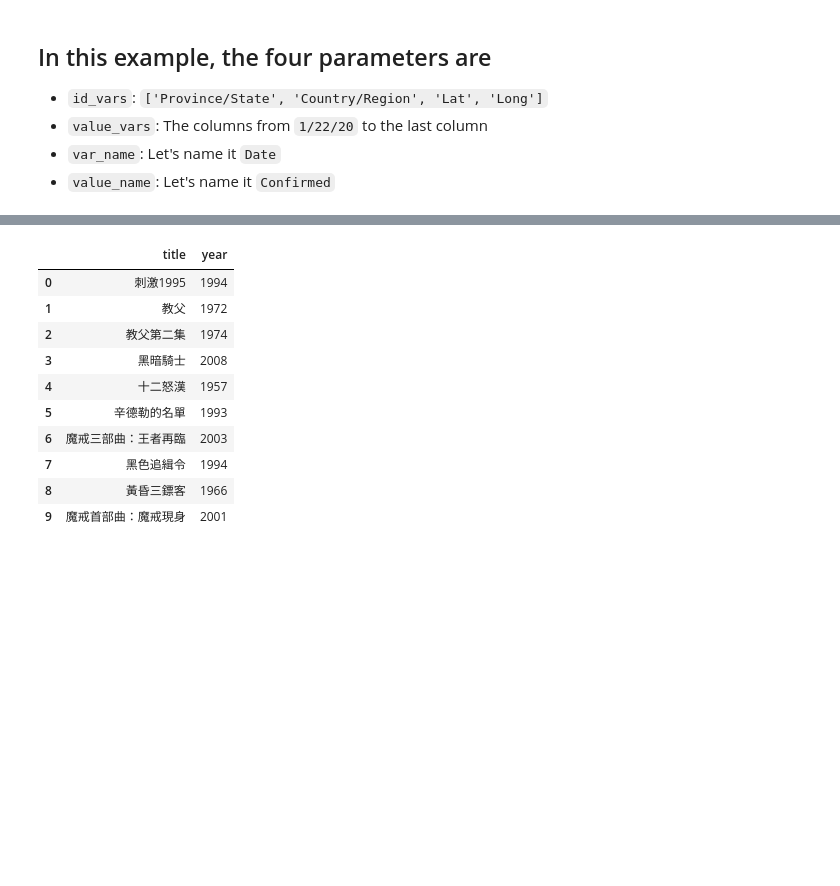
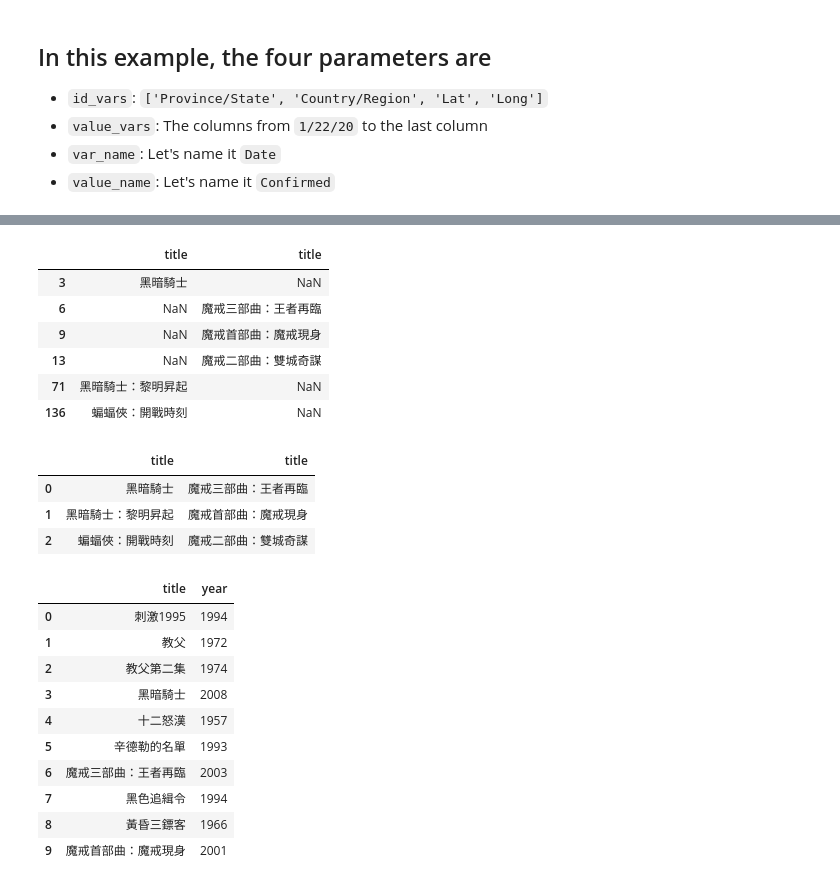
Before and after one commit to datainpoint/classroom-programming-and-data-analysis, a Jupyter notebook: 08-dataframe-wrangling-with-pandas.ipynb, the cells around one changed output, grey strips where cells are left out. Saved outputs shown, nothing was run; the diff lists cells and outputs as text; code cells hidden in the pictures; blank space fills up the shorter version.

```diff
--- a/08-dataframe-wrangling-with-pandas.ipynb
+++ b/08-dataframe-wrangling-with-pandas.ipynb
@@ -1093,3 +1181,22 @@ top_rated_movies = get_top_rated_movies()
+# %%
+pd.concat((batman_trilogy["title"], lord_of_the_rings_trilogy["title"]), axis=1)
+# %% [output]
+|  | title | title |
+| 3 | 黑暗騎士 | NaN |
+| 6 | NaN | 魔戒三部曲：王者再臨 |
+| 9 | NaN | 魔戒首部曲：魔戒現身 |
+| 13 | NaN | 魔戒二部曲：雙城奇謀 |
+| 71 | 黑暗騎士：黎明昇起 | NaN |
+| 136 | 蝙蝠俠：開戰時刻 | NaN |
+# %%
+pd.concat((batman_trilogy["title"].reset_index(drop=True),
+           lord_of_the_rings_trilogy["title"].reset_index(drop=True)),
+          axis=1)
+# %% [output]
+|  | title | title |
+| 0 | 黑暗騎士 | 魔戒三部曲：王者再臨 |
+| 1 | 黑暗騎士：黎明昇起 | 魔戒首部曲：魔戒現身 |
+| 2 | 蝙蝠俠：開戰時刻 | 魔戒二部曲：雙城奇謀 |
 # %%
 left_df = top_rated_movies.loc[:9, ['title', 'year']]
 right_df = top_rated_movies[top_rated_movies['title'].str.contains('魔戒')][['title', 'rating']].reset_index(drop=True)
```
Also changed, not shown: parts of 44 cells of this notebook, 1 other file.
